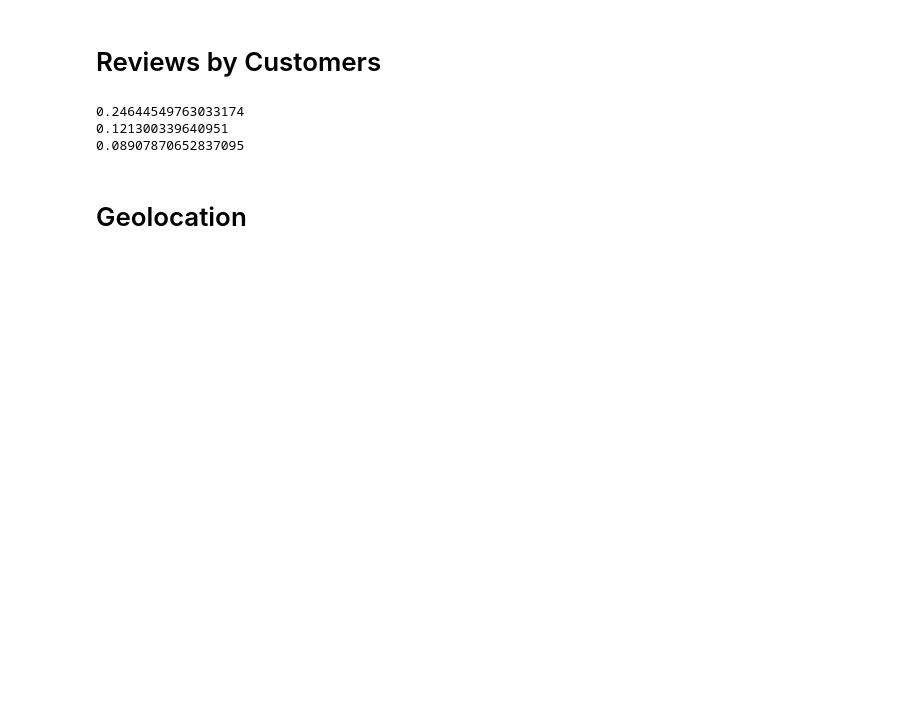
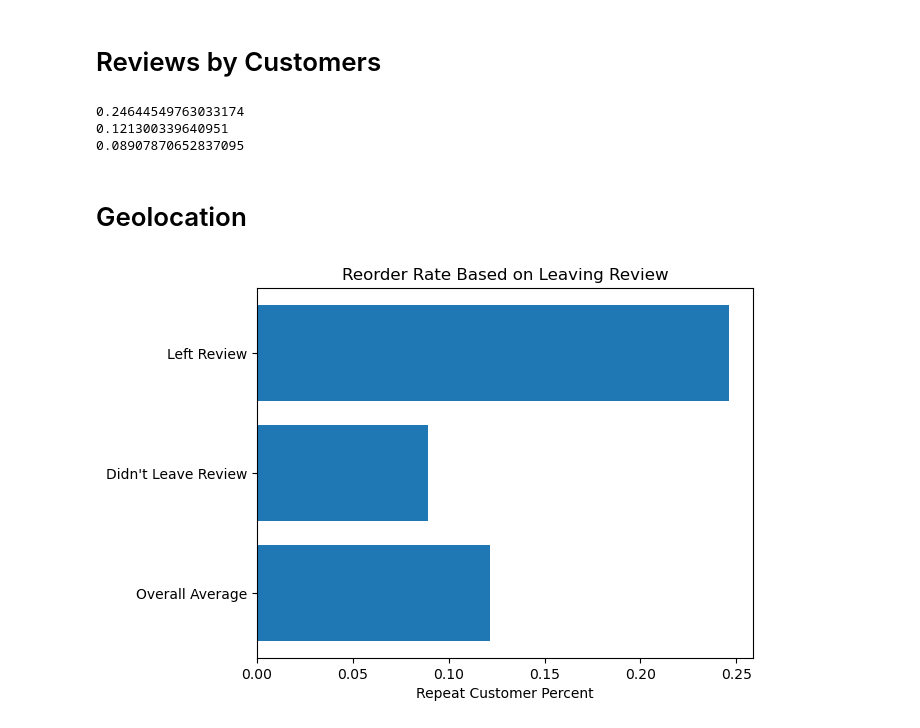
Before and after one commit to olincollege/repeat-order-analysis, a Jupyter notebook: visualization.ipynb, the cells around one changed output. Drawn from its saved outputs; the diff is of its cells as text; code cells hidden in the pictures; blank space fills up the shorter version.

Commit message:
Wrote more analysis, finished conclusion, and removed review analysis

```diff
--- a/visualization.ipynb
+++ b/visualization.ipynb
@@ -333,3 +336,48 @@ fig = px.choropleth(state_reorder_df, locationmode = 'USA-states', locations='st
                         )
 fig.update_layout(title_text = 'Percent Repeat Customers by State', geo_scope='usa', margin={"r":20,"t":80,"l":0,"b":30})
 fig.show()
+# %%
+review_ids = extract_data(reviews, 'buyer_user_id')
+num_orders_by_id = Counter(buyer_user_id)
+num_reviews_by_id = Counter(review_ids)
+left_review = list(num_reviews_by_id.keys())
+
+count_reorders = 0
+for id in left_review:
+    if num_orders_by_id[id] > 1:
+        count_reorders+=1
+
+repeat_percent_yes_review = count_reorders/len(left_review)
+
+count_reorders = 0
+for id in list(num_orders_by_id.keys()):
+    if num_orders_by_id[id] > 1:
+        count_reorders+=1
+
+repeat_percent_overall = count_reorders/len(list(num_orders_by_id.keys()))
+
+count_reorders = 0
+count_not_review = 0
+
+for id in list(num_orders_by_id.keys()):
+    if id not in left_review:
+        count_not_review += 1
+        if num_orders_by_id[id] > 1:
+            count_reorders+=1
+
+repeat_percent_no_review = count_reorders/count_not_review
+
+fig, ax = plt.subplots()
+
+labels = ["Left Review", "Didn't Leave Review", "Overall Average"]
+percents = [repeat_percent_yes_review, repeat_percent_no_review, repeat_percent_overall]
+
+ax.barh(range(len(labels)), percents, align='center')
+ax.set_yticks(range(len(labels)), labels=labels)
+ax.invert_yaxis()
+ax.set_xlabel('Repeat Customer Percent')
+ax.set_title('Reorder Rate Based on Leaving Review')
+
+plt.show()
+# %% [output]
+[figure, added]
```
Also changed, not shown: parts of 1 cell of this notebook, 1 other file.
